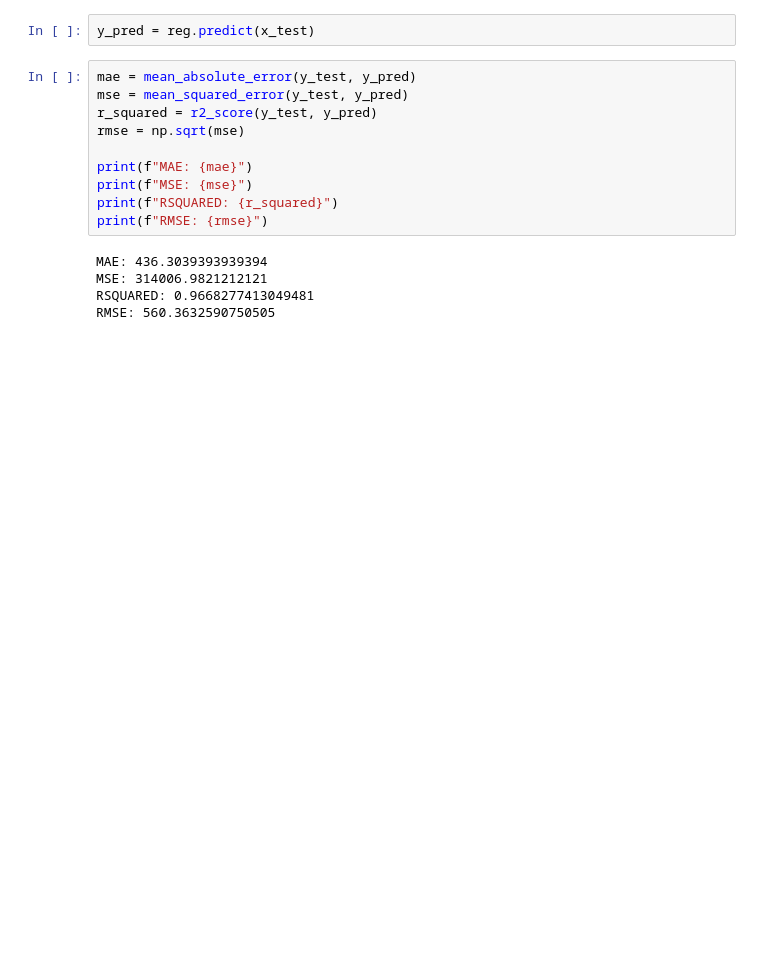
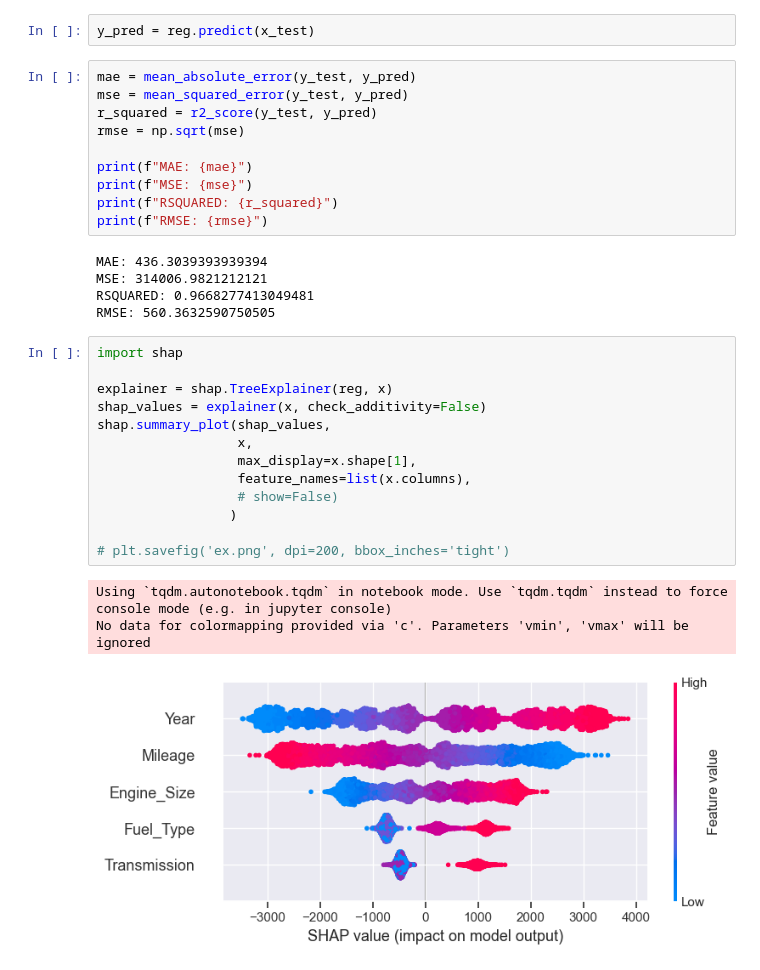
Before and after one commit to lucaslzl/ds_pos, a Jupyter notebook: notebooks/1_car_price.ipynb, the cells around one changed output. Drawn from its saved outputs; the diff is of its cells as text; blank space fills up the shorter version.

Commit message:
add shap

```diff
--- a/notebooks/1_car_price.ipynb
+++ b/notebooks/1_car_price.ipynb
@@ -416,3 +444,20 @@ MAE: 436.3039393939394
 MSE: 314006.9821212121
 RSQUARED: 0.9668277413049481
 RMSE: 560.3632590750505
+# %%
+import shap
+
+explainer = shap.TreeExplainer(reg, x)
+shap_values = explainer(x, check_additivity=False)
+shap.summary_plot(shap_values,
+                  x,
+                  max_display=x.shape[1],
+                  feature_names=list(x.columns),
+                  # show=False)
+                 )
+
+# plt.savefig('ex.png', dpi=200, bbox_inches='tight')
+# %% [output]
+Using `tqdm.autonotebook.tqdm` in notebook mode. Use `tqdm.tqdm` instead to force console mode (e.g. in jupyter console)
+No data for colormapping provided via 'c'. Parameters 'vmin', 'vmax' will be ignored
+[figure, added]
```
Also changed, not shown: parts of 10 cells of this notebook.
